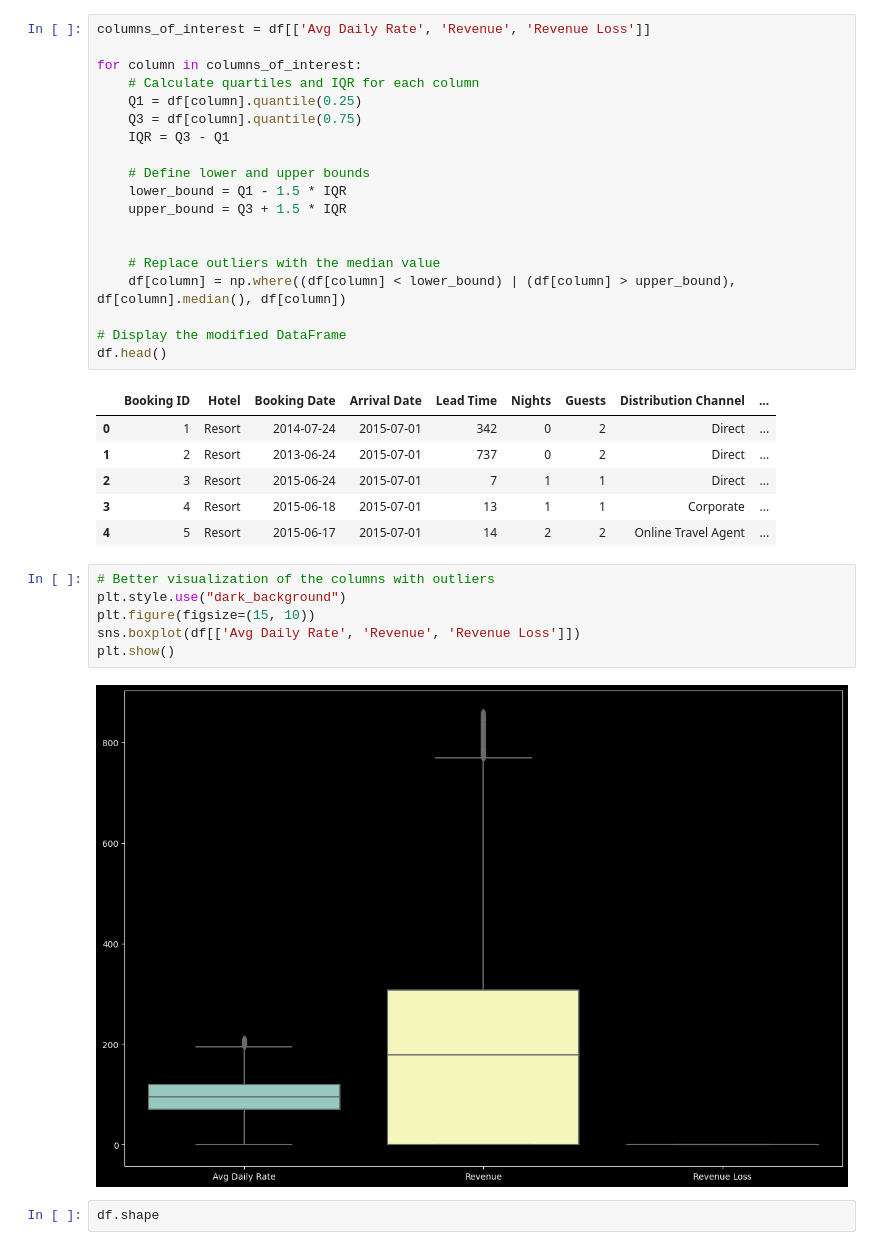
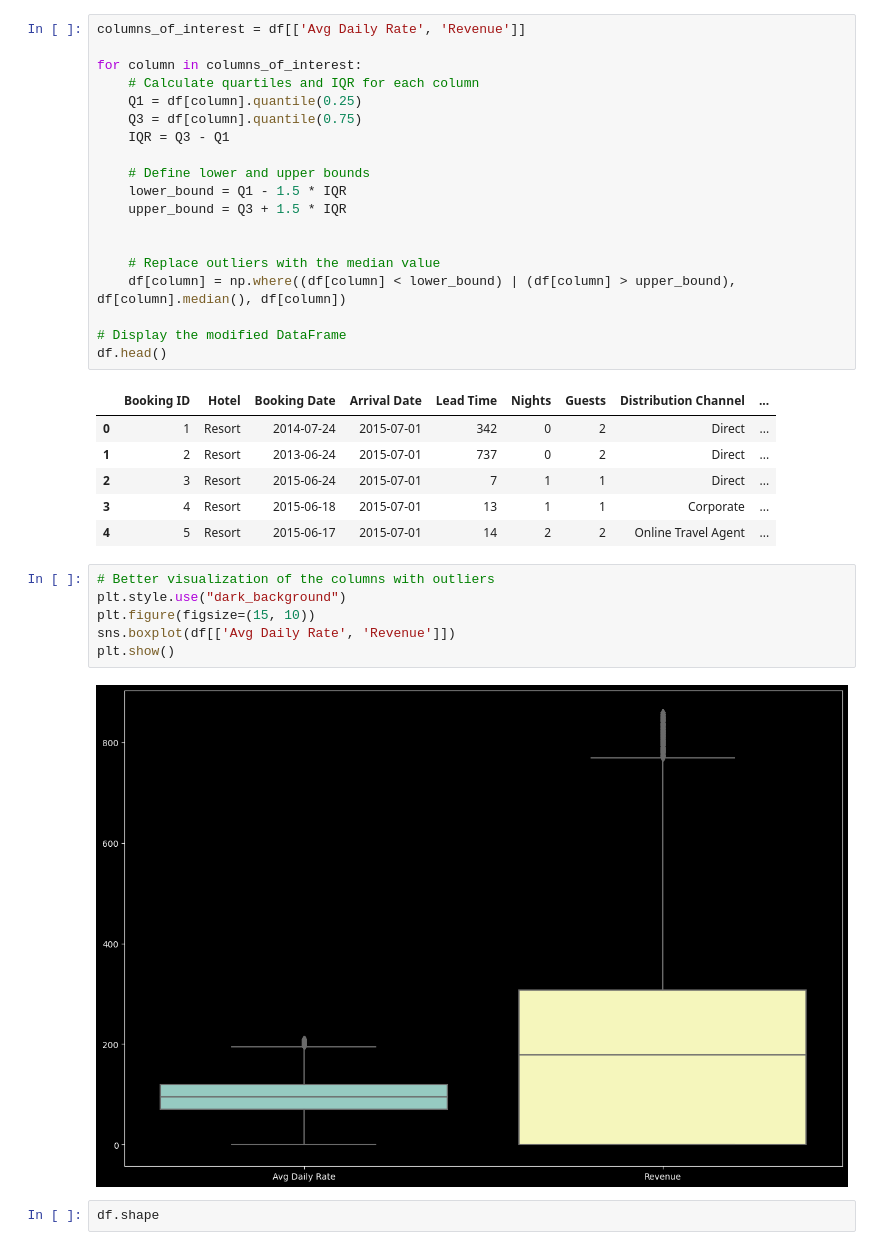
Before and after one commit to RheedWhan/SHG-analysis., a Jupyter notebook: Splendor_Hotel.ipynb, the cells around one changed output. Saved outputs shown, nothing was run; the diff lists cells and outputs as text.

```diff
--- a/Splendor_Hotel.ipynb
+++ b/Splendor_Hotel.ipynb
@@ -311,7 +313,7 @@ df.head()
 | 3 | 4 | Resort | 2015-06-18 | 2015-07-01 | 13 | 1 | 1 | Corporate | ... |
 | 4 | 5 | Resort | 2015-06-17 | 2015-07-01 | 14 | 2 | 2 | Online Travel Agent | ... |
 # %%
-columns_of_interest = df[['Avg Daily Rate', 'Revenue', 'Revenue Loss']]
+columns_of_interest = df[['Avg Daily Rate', 'Revenue']]
 
 for column in columns_of_interest:
     # Calculate quartiles and IQR for each column
@@ -339,11 +341,11 @@ df.head()
 # %%
 # Better visualization of the columns with outliers
 plt.style.use("dark_background")
 plt.figure(figsize=(15, 10))
-sns.boxplot(df[['Avg Daily Rate', 'Revenue', 'Revenue Loss']])
+sns.boxplot(df[['Avg Daily Rate', 'Revenue']])
 plt.show()
 # %% [output]
-[figure, old version]
+[figure, new version]
 # %%
 df.shape
 # %% [output]
```
Also changed, not shown: parts of 35 cells of this notebook.
